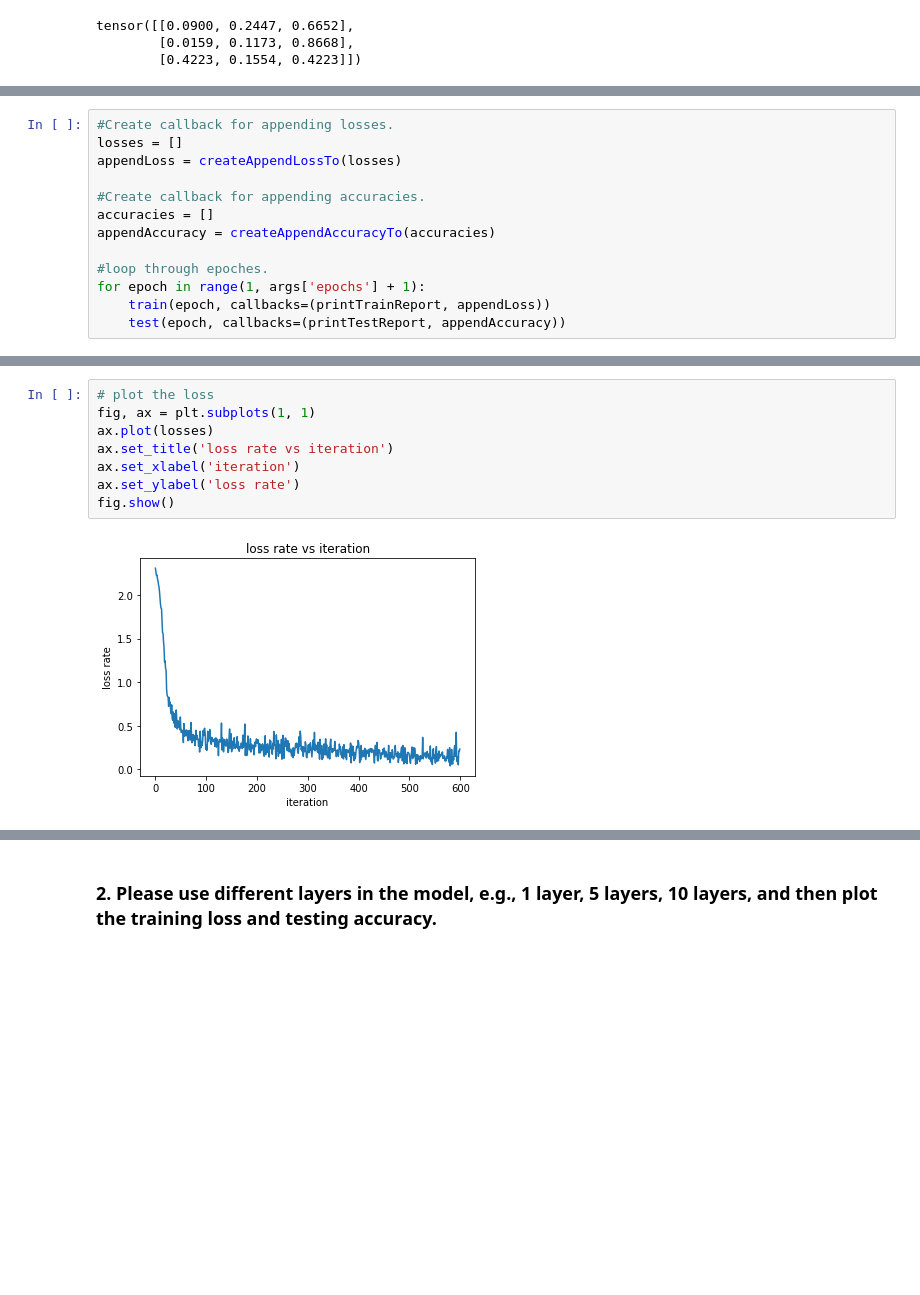
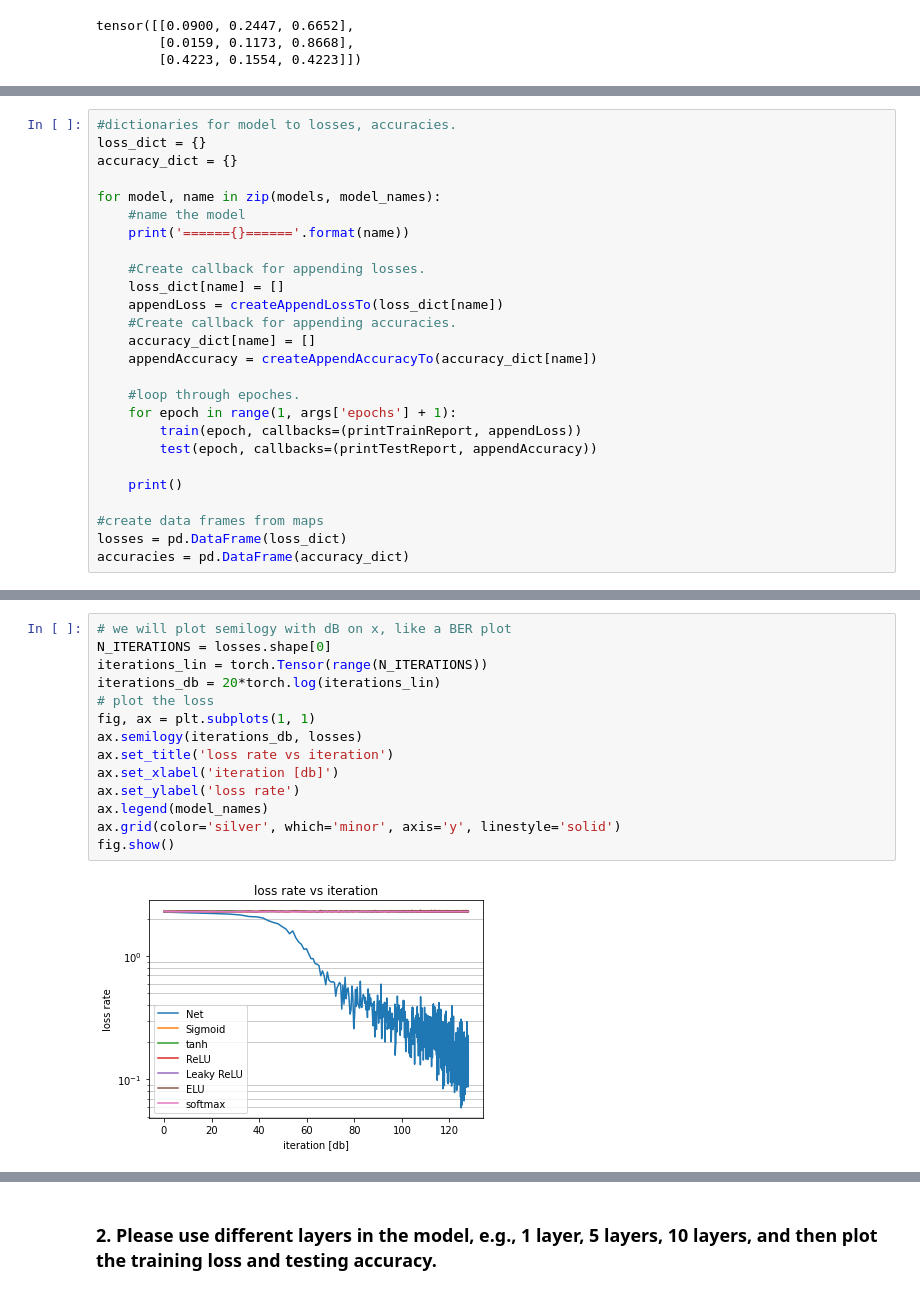
Before and after one commit to lduran2/CIS3715_DataScience_2022, a Jupyter notebook: Lab10/Lab10.ipynb, the cells around one changed output, grey strips where cells are left out. Drawn from its saved outputs; the diff is of its cells as text; blank space fills up the shorter version.

```diff
--- a/Lab10/Lab10.ipynb
+++ b/Lab10/Lab10.ipynb
@@ -348,14 +388,27 @@ tensor([[0.0900, 0.2447, 0.6652],
 # %%
-#Create callback for appending losses.
-losses = []
-appendLoss = createAppendLossTo(losses)
+#dictionaries for model to losses, accuracies.
+loss_dict = {}
+accuracy_dict = {}
 
-#Create callback for appending accuracies.
-accuracies = []
-appendAccuracy = createAppendAccuracyTo(accuracies)
+for model, name in zip(models, model_names):
+    #name the model
+    print('======{}======'.format(name))
 
-#loop through epoches.
-for epoch in range(1, args['epochs'] + 1):
-    train(epoch, callbacks=(printTrainReport, appendLoss))
-    test(epoch, callbacks=(printTestReport, appendAccuracy))
+    #Create callback for appending losses.
+    loss_dict[name] = []
+    appendLoss = createAppendLossTo(loss_dict[name])
+    #Create callback for appending accuracies.
+    accuracy_dict[name] = []
+    appendAccuracy = createAppendAccuracyTo(accuracy_dict[name])
+
+    #loop through epoches.
+    for epoch in range(1, args['epochs'] + 1):
+        train(epoch, callbacks=(printTrainReport, appendLoss))
+        test(epoch, callbacks=(printTestReport, appendAccuracy))
+
+    print()
+
+#create data frames from maps
+losses = pd.DataFrame(loss_dict)
+accuracies = pd.DataFrame(accuracy_dict)
 # %% [output]
@@ -379,11 +462,17 @@ Test set: Average loss: 0.0015, Accuracy: 9540/10000 (95%)
 # %%
+# we will plot semilogy with dB on x, like a BER plot
+N_ITERATIONS = losses.shape[0]
+iterations_lin = torch.Tensor(range(N_ITERATIONS))
+iterations_db = 20*torch.log(iterations_lin)
 # plot the loss
 fig, ax = plt.subplots(1, 1)
-ax.plot(losses)
+ax.semilogy(iterations_db, losses)
 ax.set_title('loss rate vs iteration')
-ax.set_xlabel('iteration')
+ax.set_xlabel('iteration [db]')
 ax.set_ylabel('loss rate')
+ax.legend(model_names)
+ax.grid(color='silver', which='minor', axis='y', linestyle='solid')
 fig.show()
 # %% [output]
-[figure, old version]
+[figure, new version]
 # %%
```
Also changed, not shown: parts of 13 cells of this notebook.
